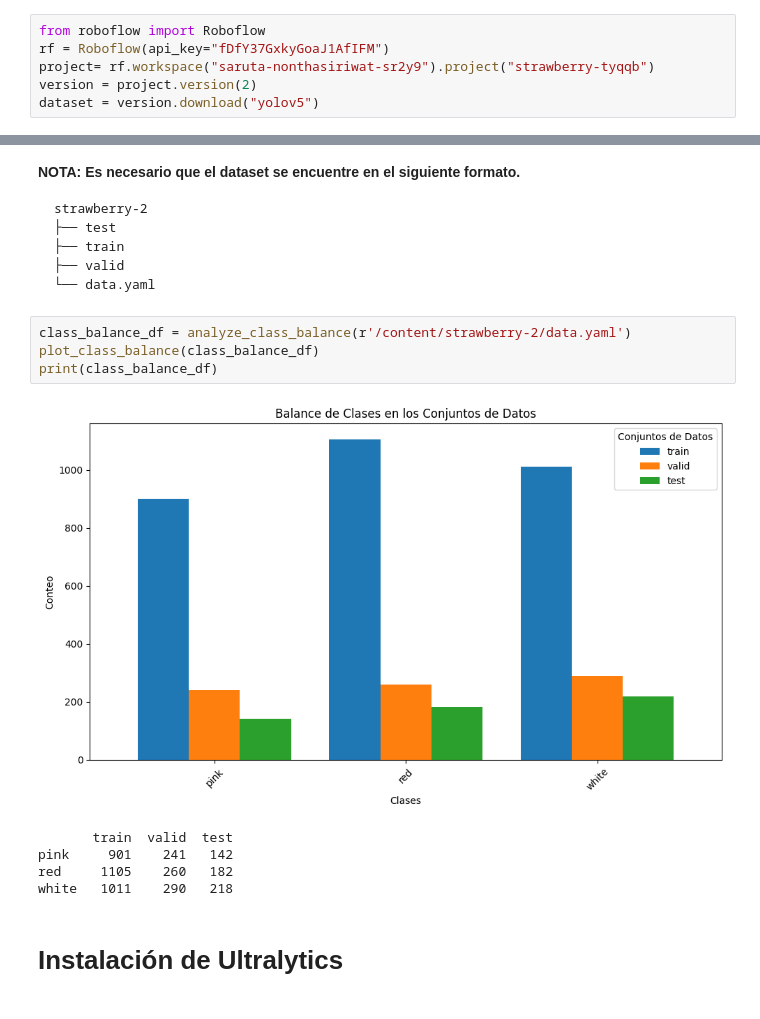
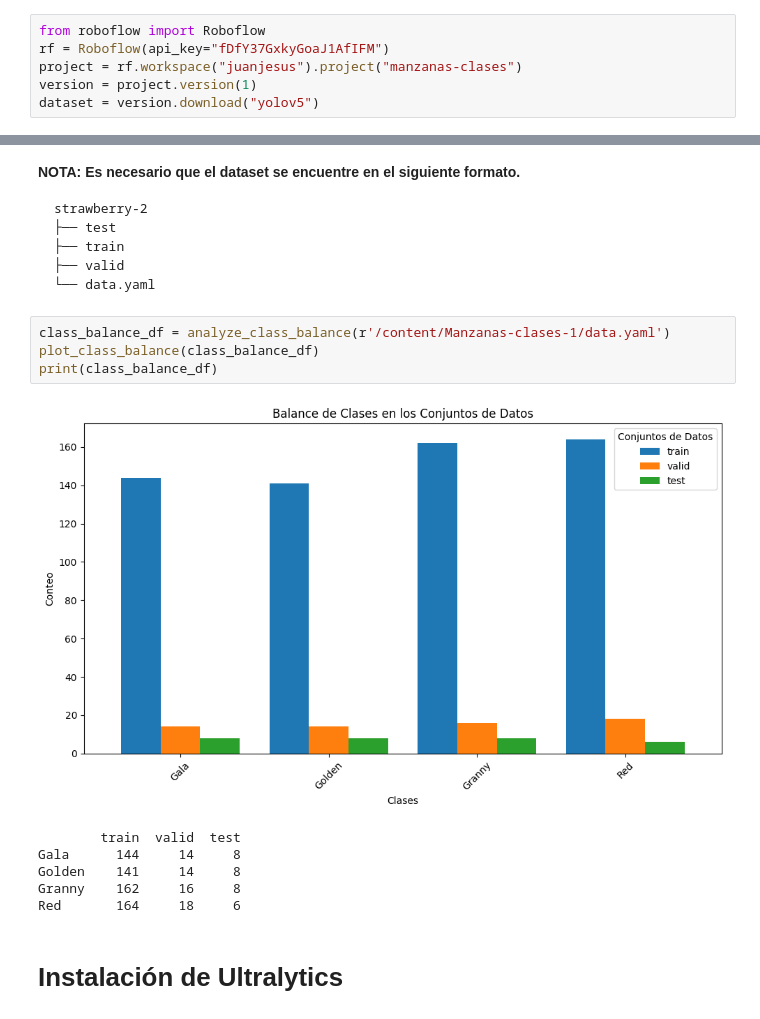
Before and after one commit to Juanje932/Diplomado-IA, a Jupyter notebook: Proyecto_1.ipynb, the cells around one changed output, grey strips where cells are left out. Saved outputs shown, nothing was run; the diff lists cells and outputs as text.

Commit message:
Detecion Manzana modelo 1

````diff
--- a/Proyecto_1.ipynb
+++ b/Proyecto_1.ipynb
@@ -34,8 +34,8 @@ Requirement already satisfied: charset-normalizer<4,>=2 in /usr/local/lib/python
 # %%
 from roboflow import Roboflow
 rf = Roboflow(api_key="fDfY37GxkyGoaJ1AfIFM")
-project= rf.workspace("saruta-nonthasiriwat-sr2y9").project("strawberry-tyqqb")
-version = project.version(2)
+project = rf.workspace("juanjesus").project("manzanas-clases")
+version = project.version(1)
 dataset = version.download("yolov5")
 # %% [output]
 loading Roboflow workspace...
@@ -154,15 +154,16 @@ strawberry-2
 └── data.yaml
 ```
 # %%
-class_balance_df = analyze_class_balance(r'/content/strawberry-2/data.yaml')
+class_balance_df = analyze_class_balance(r'/content/Manzanas-clases-1/data.yaml')
 plot_class_balance(class_balance_df)
 print(class_balance_df)
 # %% [output]
-[figure, old version]
+[figure, new version]
-       train  valid  test
-pink     901    241   142
-red     1105    260   182
-white   1011    290   218
+        train  valid  test
+Gala      144     14     8
+Golden    141     14     8
+Granny    162     16     8
+Red       164     18     6
 # %% [markdown]
 # Instalación de Ultralytics
 # %%
````
Also changed, not shown: parts of 8 cells of this notebook.
